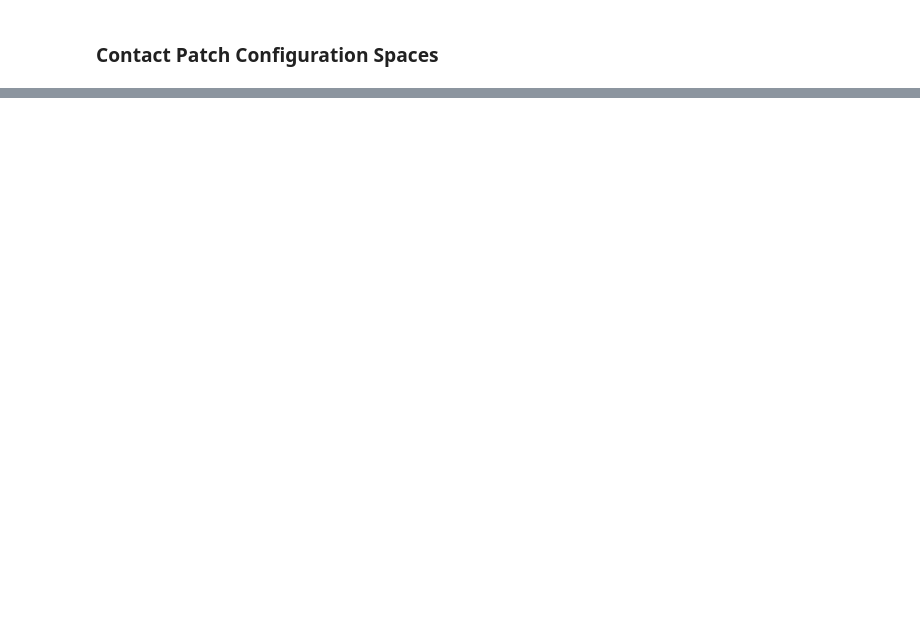
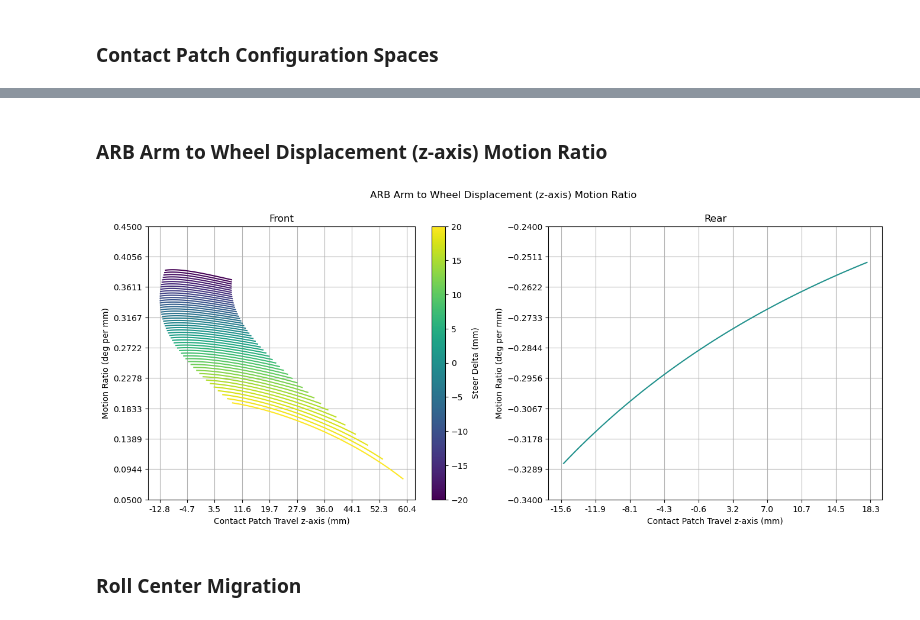
Before and after one commit to LHRIC/LapSim, a Jupyter notebook: kinematic_report.ipynb, the cells around one changed output, grey strips where cells are left out. Saved outputs shown, nothing was run; the diff lists cells and outputs as text; code cells hidden in the pictures; blank space fills up the shorter version.

```diff
--- a/kinematic_report.ipynb
+++ b/kinematic_report.ipynb
@@ -228,0 +271,65 @@ ax2.set_title('Rear');
+# %% [markdown]
+### ARB Arm to Wheel Displacement (z-axis) Motion Ratio
+# %%
+import matplotlib.pyplot as plt
+import matplotlib as mpl
+import matplotlib.ticker as ticker
+import numpy as np
+
+fig = plt.figure(figsize=(16,6))
+fig.suptitle('ARB Arm to Wheel Displacement (z-axis) Motion Ratio')
+fig.tight_layout()
+n = len(f[0,:,0])
+colormap = plt.cm.viridis
+colors = [colormap(i) for i in np.linspace(1, 0, n)]
+
+norm = mpl.colors.Normalize(vmin=-steering_delta[0], vmax=steering_delta[0])
+scalar_mappable = plt.cm.ScalarMappable(cmap=plt.cm.viridis, norm=norm)
+
+ax1 = fig.add_subplot(121)
+for i in range(n):
+    z = f[:, i, 15]
+    arb = f[:, i, 14]
+    dz = np.diff(z)
+    darb = np.diff(arb)
+    motion_ratio = darb / dz
+    z_mid = (z[:-1] + z[1:]) / 2
+    ax1.plot(z_mid, motion_ratio)
+
+for i, line in enumerate(ax1.lines):
+    line.set_color(colors[i])
+
+ax1.set_xlabel('Contact Patch Travel z-axis (mm)')
+ax1.set_ylabel('Motion Ratio (deg per mm)')
+ax1.set_title('Front')
+ax1.grid(True)
+z_min, z_max = np.min(f[:, :, 15]), np.max(f[:, :, 15])
+ax1.set_xticks(np.linspace(z_min, z_max, 10))
+ax1.xaxis.set_major_formatter(ticker.FormatStrFormatter('%.1f'))
+ax1.set_yticks(np.linspace(ax1.get_yticks()[0], ax1.get_yticks()[-1], 10))
+
+ax2 = fig.add_subplot(122)
+z = r[:, 0, 15]
+arb = r[:, 0, 14]
+dz = np.diff(z)
+darb = np.diff(arb)
+motion_ratio = darb / dz
+z_mid = (z[:-1] + z[1:]) / 2
+ax2.plot(z_mid, motion_ratio, color=colors[n//2])
+
+ax2.set_xlabel('Contact Patch Travel z-axis (mm)')
+ax2.set_ylabel('Motion Ratio (deg per mm)')
+ax2.set_title('Rear')
+ax2.grid(True)
+z_min_r, z_max_r = np.min(r[:, :, 15]), np.max(r[:, :, 15])
+ax2.set_xticks(np.linspace(z_min_r, z_max_r, 10))
+ax2.xaxis.set_major_formatter(ticker.FormatStrFormatter('%.1f'))
+ax2.set_yticks(np.linspace(ax2.get_yticks()[0], ax2.get_yticks()[-1], 10))
+
+cbar = plt.colorbar(scalar_mappable, ax=ax1, label='Steer Delta (mm)')
+
+plt.show()
+# %% [output]
+[figure, added]
+# %% [markdown]
+### Roll Center Migration
```
Also changed, not shown: parts of 9 cells of this notebook, 3 other files.
